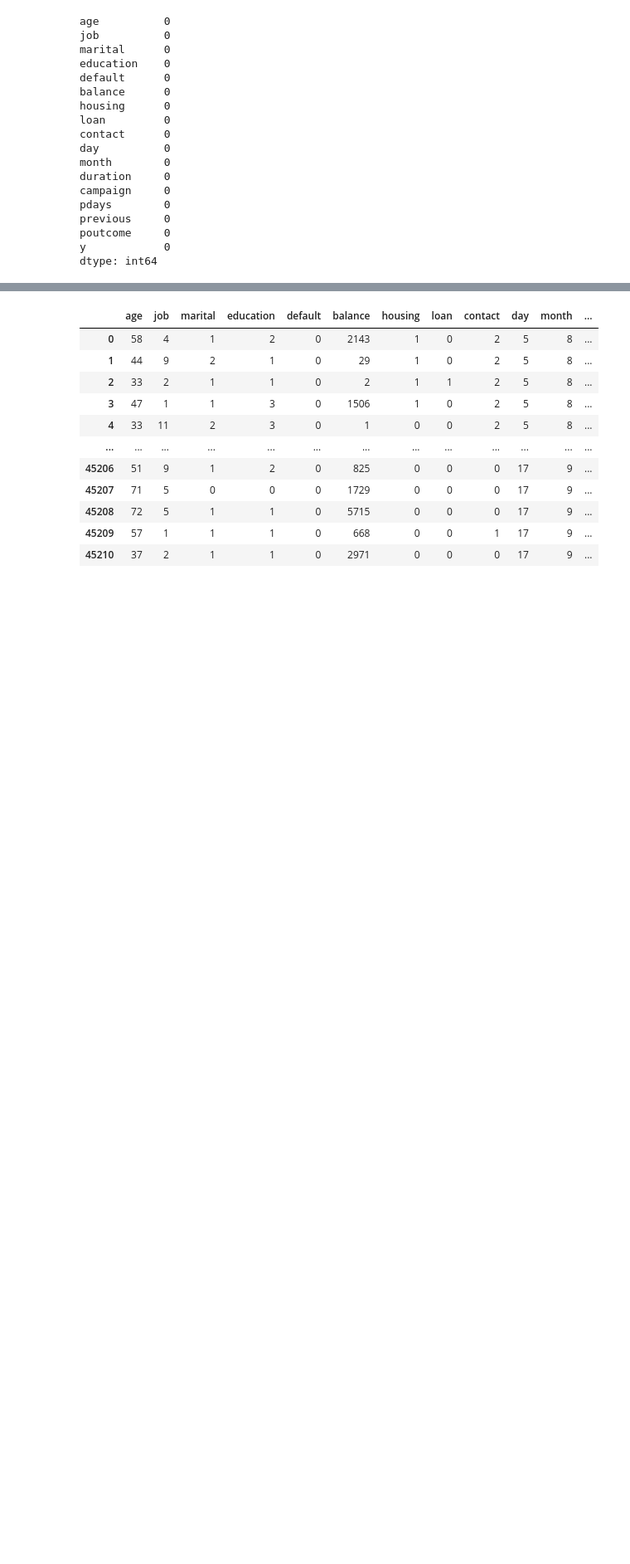
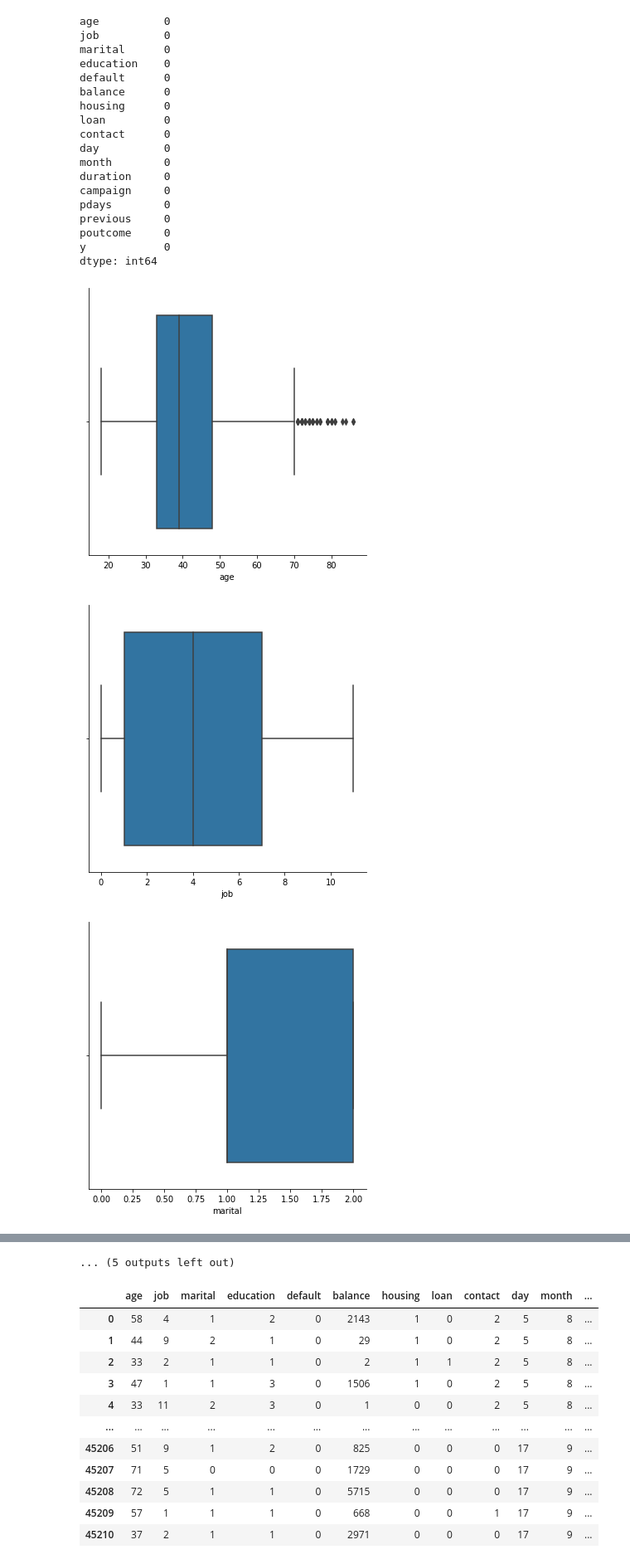
Before and after one commit to Q-Pi/ML, a Jupyter notebook: Supervised/semaine2/projet/Projet.ipynb, the cells around one changed output, grey strips where cells are left out. Shown at 83% size. Drawn from its saved outputs; the diff is of its cells as text; code cells hidden in the pictures; blank space fills up the shorter version.

```diff
--- a/Supervised/semaine2/projet/Projet.ipynb
+++ b/Supervised/semaine2/projet/Projet.ipynb
@@ -108,3 +162,11 @@ previous     0
 poutcome     0
 y            0
 dtype: int64
+# %%
+#Données extremes : boites a moustaches
+for each in df.columns:
+  g = sns.catplot(x=each, data=df.sample(5000), kind='box')
+# %% [output]
+[figure, added]
+[figure, added]
+[figure, added]
@@ -111,3 +182,4 @@ dtype: int64
+... (5 outputs left out)
 # %%
 target = df['y']
 features = df.copy().drop(columns=['y'])
```
Also changed, not shown: parts of 25 cells of this notebook, 4 other files.
